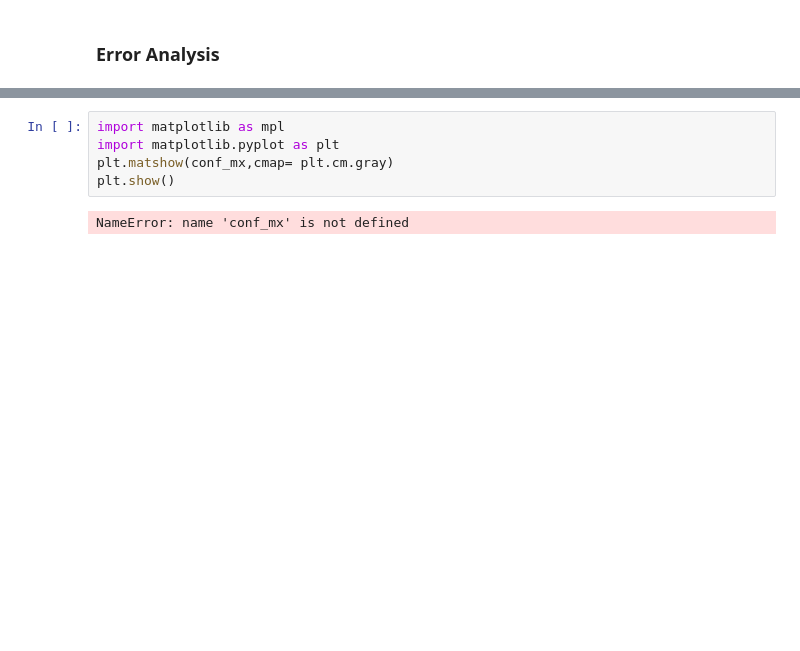
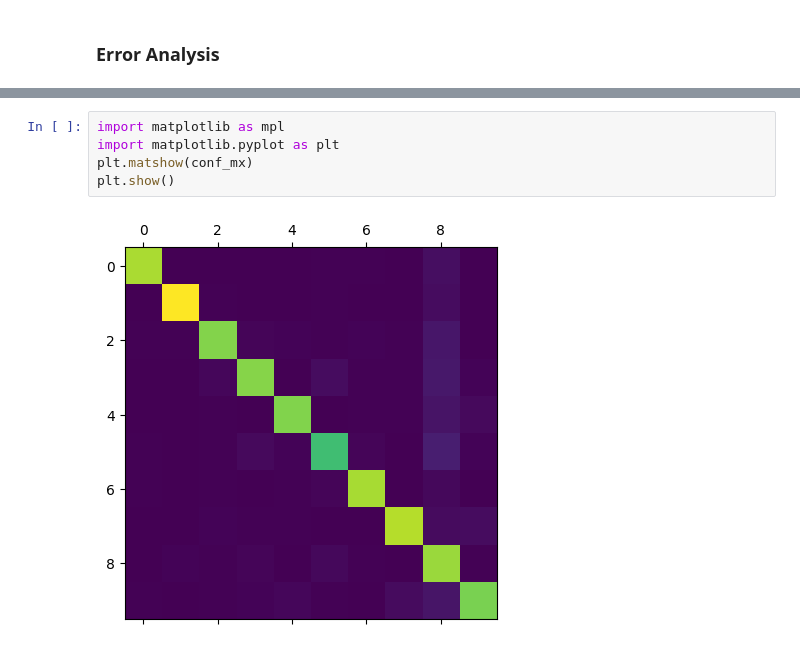
Before and after one commit to mrashutoshnigam/ai-ml-course, a Jupyter notebook: Machine-Learning/Oreilly/Ch3_Classification.ipynb, the cells around one changed output, grey strips where cells are left out. Drawn from its saved outputs; the diff is of its cells as text; blank space fills up the shorter version.

```diff
--- a/Machine-Learning/Oreilly/Ch3_Classification.ipynb
+++ b/Machine-Learning/Oreilly/Ch3_Classification.ipynb
@@ -314,7 +321,7 @@ NameError: name 'sgd_clf' is not defined
 # %%
 import matplotlib as mpl
 import matplotlib.pyplot as plt
-plt.matshow(conf_mx,cmap= plt.cm.gray)
+plt.matshow(conf_mx)
 plt.show()
 # %% [output]
-NameError: name 'conf_mx' is not defined
+[figure, added]
```
Also changed, not shown: parts of 7 cells of this notebook.
